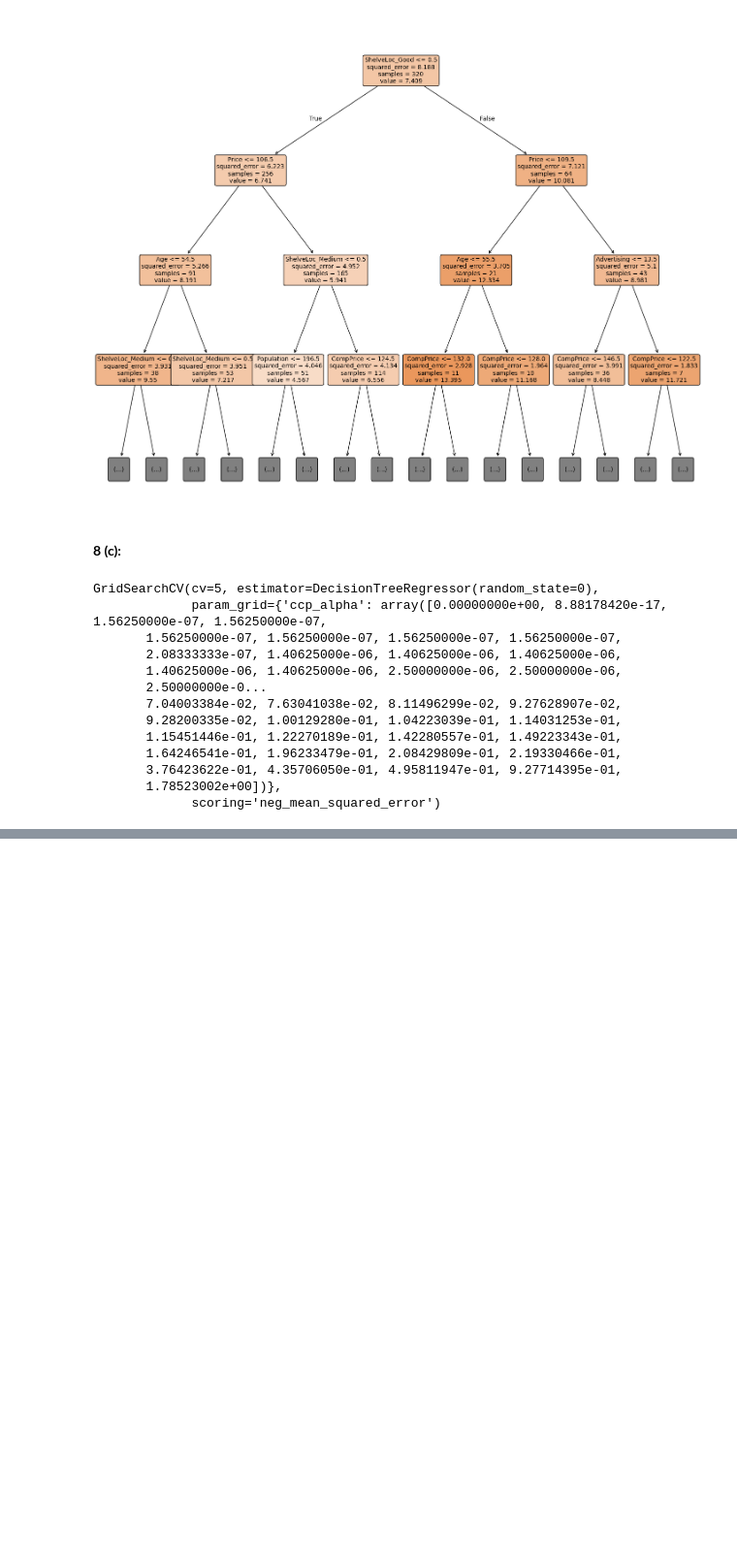
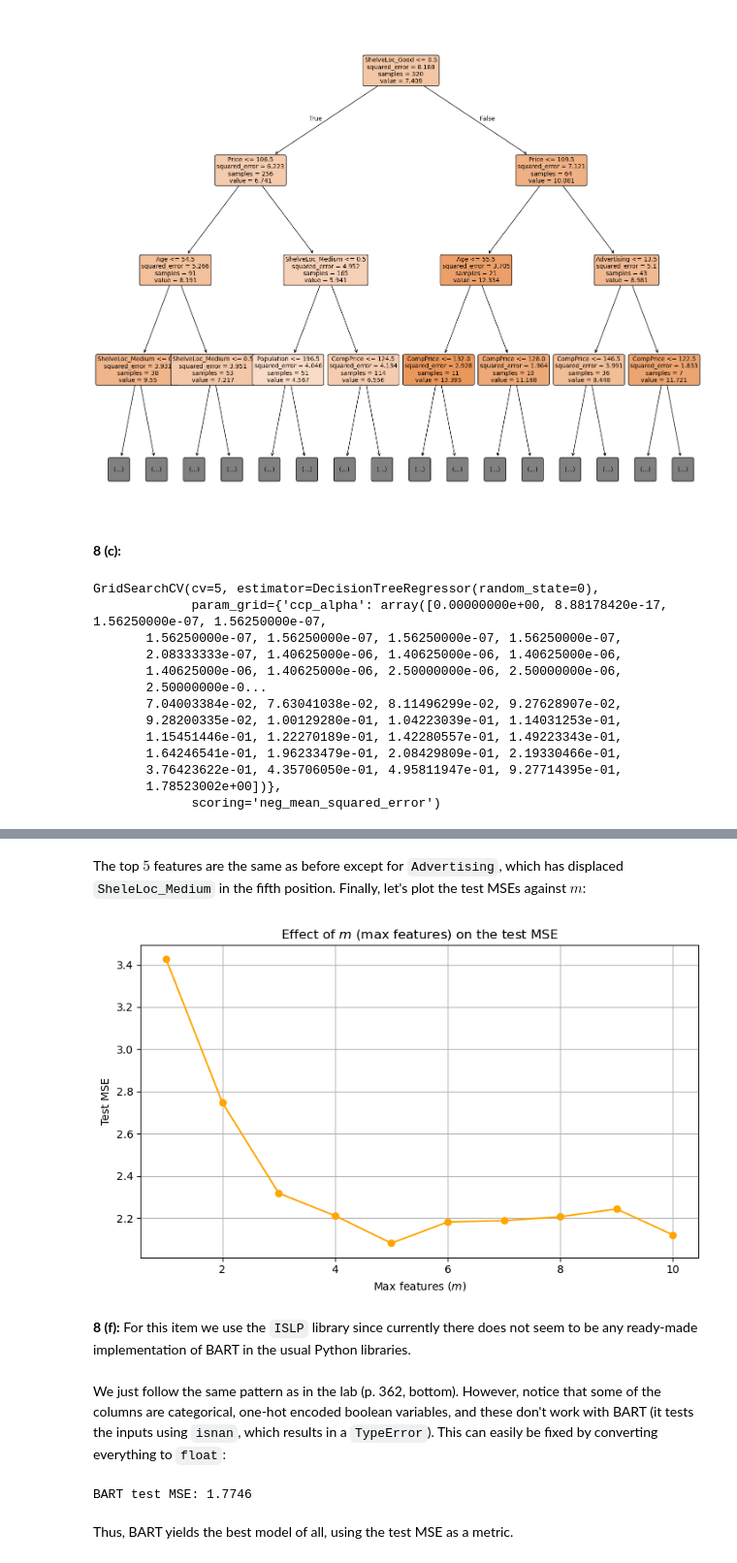
Before and after one commit to pzuehlke/ISLP, a Jupyter notebook: chapter_08_exercises/chapter_08_exercise_08.ipynb, the cells around one changed output, grey strips where cells are left out. Shown: that part at 97% size. Drawn from its saved outputs; the diff is of its cells as text; code cells hidden in the pictures; blank space fills up the shorter version.

```diff
--- a/chapter_08_exercise_08.ipynb
+++ b/chapter_08_exercises/chapter_08_exercise_08.ipynb
@@ -25,7 +25,8 @@ carseats.head()
 | 3 | 7.40 | 117 | 100 | 4 | 466 | 97 | Medium | 55 | 14 | Yes | ... |
 | 4 | 4.15 | 141 | 64 | 3 | 340 | 128 | Bad | 38 | 13 | Yes | ... |
 # %%
-n, p = carseats.shape
+n = carseats.shape[0]
+p = carseats.shape[1] - 1
 print(n, p)
 carseats.info()
 # %% [output]
@@ -228,0 +163,6 @@ print(f"4. Does pruning improve test MSE? {'Yes' if pruned_test_mse < test_mse e
+# %%
+bagging_model = RandomForestRegressor(n_estimators=100, bootstrap=True, random_state=0)
+bagging_model.fit(X_train, y_train)
+y_pred = bagging_model.predict(X_test)
+bagging_test_mse = mean_squared_error(y_test, y_pred)
+print(f"Test MSE for the bagging model: {bagging_test_mse:.4f}")
@@ -228,0 +194,6 @@ print(f"4. Does pruning improve test MSE? {'Yes' if pruned_test_mse < test_mse e
+# %%
+rf = RandomForestRegressor(random_state=0)
+rf.fit(X_train, y_train)
+y_pred = rf.predict(X_test)
+rf_test_mse = mean_squared_error(y_test, y_pred)
+print(f"Random forest test MSE: {rf_test_mse:.4f}")
@@ -228,0 +202,9 @@ print(f"4. Does pruning improve test MSE? {'Yes' if pruned_test_mse < test_mse e
+# %%
+rf_test_mse_results = []
+for m in range(1, p + 1):
+    rf = RandomForestRegressor(max_features = m, n_estimators=100, random_state=0)
+    rf.fit(X_train, y_train)
+    y_pred = rf.predict(X_test)
+    rf_test_mse = mean_squared_error(y_test, y_pred)
+    rf_test_mse_results.append(rf_test_mse)
+    print(f"Test MSE with max_features = {m}: {rf_test_mse:.4f}")
@@ -228,0 +251,19 @@ print(f"4. Does pruning improve test MSE? {'Yes' if pruned_test_mse < test_mse e
+# %% [markdown]
+The top $ 5 $ features are the same as before except for `Advertising`, which has displaced `SheleLoc_Medium` in the fifth position.
+Finally, let's plot the test MSEs against $ m $:
+# %%
+fig, ax = plt.subplots(figsize=(8, 5))
+ms = np.arange(1, p + 1)
+ax.plot(ms, rf_test_mse_results, marker='o', color="orange")
+ax.set_xlabel('Max features ($ m $)')
+ax.set_ylabel('Test MSE')
+ax.set_title('Effect of $ m $ (max features) on the test MSE')
+ax.grid(True)
+plt.tight_layout()
+plt.show()
+# %% [output]
+[figure, added]
+# %% [markdown]
+__8 (f):__ For this item we use the `ISLP` library since currently there does
+not seem to be any ready-made implementation of BART in the usual Python
+libraries.
@@ -228,0 +272,19 @@ print(f"4. Does pruning improve test MSE? {'Yes' if pruned_test_mse < test_mse e
+# %% [markdown]
+We just follow the same pattern as in the lab (p. 362, bottom). However,
+notice that some of the columns are categorical, one-hot encoded boolean
+variables, and these don't work with BART (it tests the inputs using `isnan`,
+which results in a `TypeError`). This can easily be fixed by converting
+everything to `float`:
+# %%
+X_train_float = X_train.astype(float)
+X_test_float = X_test.astype(float)
+
+bart_seats = BART(random_state=0, burnin=5, ndraw=15)
+bart_seats.fit(X_train_float, y_train)
+y_pred = bart_seats.predict(X_test_float)
+bart_test_mse = mean_squared_error(y_test, y_pred)
+print(f"BART test MSE: {bart_test_mse:.4f}")
+# %% [output]
+BART test MSE: 1.7746
+# %% [markdown]
+Thus, BART yields the best model of all, using the test MSE as a metric.
```
Also changed, not shown: parts of 19 cells of this notebook, 12 other files.
